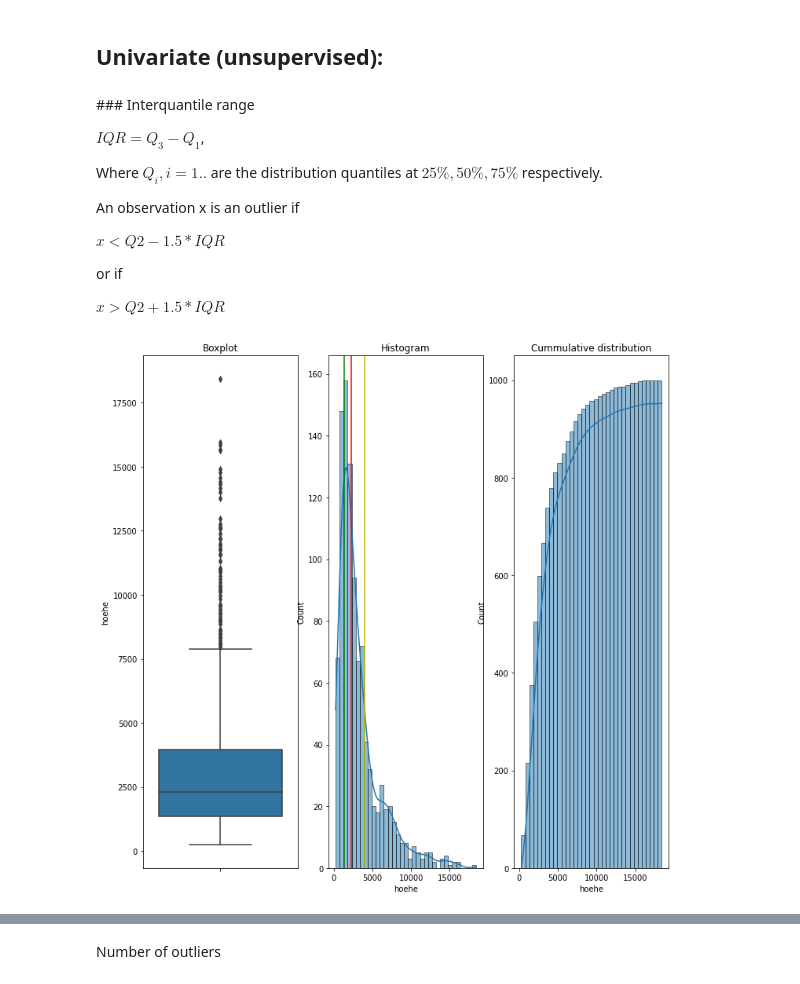
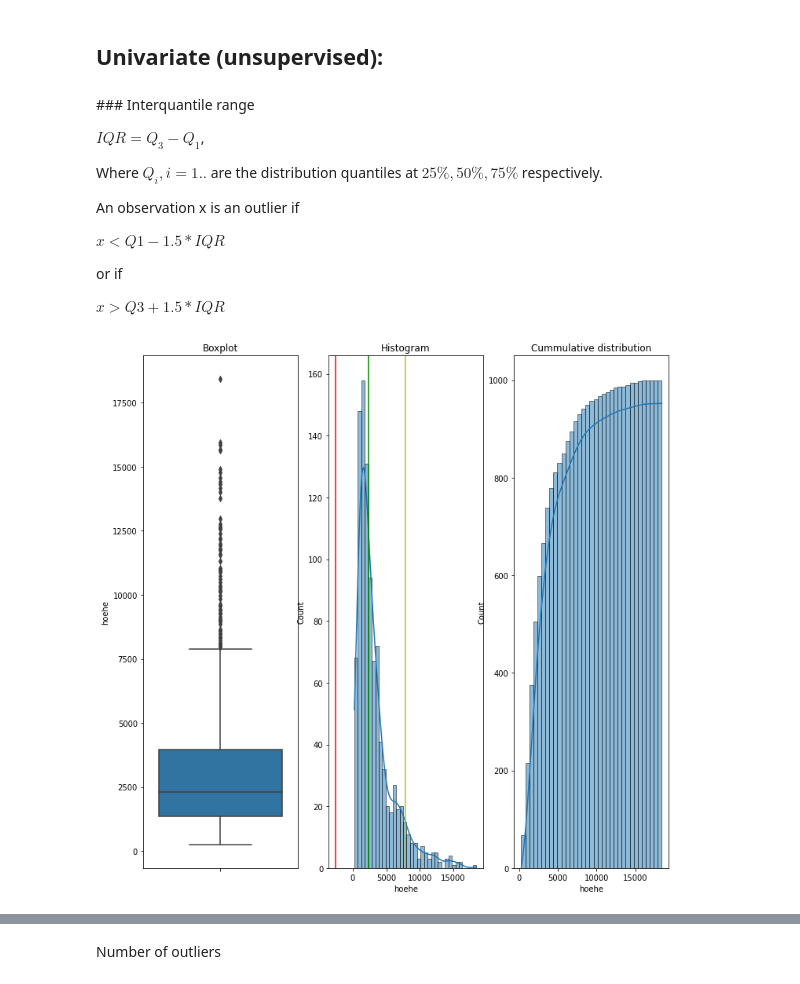
Before and after one commit to raulbenitez/OUTLIER_DETECTION, a Jupyter notebook: outlier_detection_methods.ipynb, the cells around one changed output, grey strips where cells are left out. Drawn from its saved outputs; the diff is of its cells as text; code cells hidden in the pictures.

```diff
--- a/outlier_detection_methods.ipynb
+++ b/outlier_detection_methods.ipynb
@@ -124,32 +124,31 @@ Where $Q_i, i=1..$ are the distribution quantiles at $25\%, 50\%, 75\%$ respecti
 
 An observation x is an outlier if
 
-$ x < Q2 - 1.5*IQR$
+$ x < Q1 - 1.5*IQR$
 
  or if
 
-$ x > Q2 + 1.5*IQR$
+$ x > Q3 + 1.5*IQR$
 # %%
 Q1 = df['hoehe'].quantile(.25)
-Q2 = df['hoehe'].quantile(.5)
+Q2 = df['hoehe'].quantile(.5) # median
 Q3 = df['hoehe'].quantile(.75)
 IQR = Q3-Q1
-
 
 fig = plt.figure(figsize=(12,12))
 ax = fig.add_subplot(131)
 ax = sns.boxplot(y='hoehe',data=df)
 ax.set_title('Boxplot')
 ax1 = fig.add_subplot(132)
 ax1 = sns.histplot(x='hoehe',data=df,kde=True)
 ax1.set_title('Histogram')
-ax1 = plt.axvline(Q1, color="g", linestyle="-")
-ax1 = plt.axvline(Q2, color="r", linestyle="-")
-ax1 = plt.axvline(Q3, color="y", linestyle="-")
+ax1 = plt.axvline(Q2, color="g", linestyle="-")
+ax1 = plt.axvline(Q1-1.5*IQR, color="r", linestyle="-")
+ax1 = plt.axvline(Q3+1.5*IQR, color="y", linestyle="-")
 ax2 = fig.add_subplot(133)
 ax2 = sns.histplot(x='hoehe',data=df,kde=True,cumulative=True)
 ax2.set_title('Cummulative distribution')
 plt.show()
 # %% [output]
-[figure, old version]
+[figure, new version]
 # %%
```
Also changed, not shown: parts of 38 cells of this notebook.
